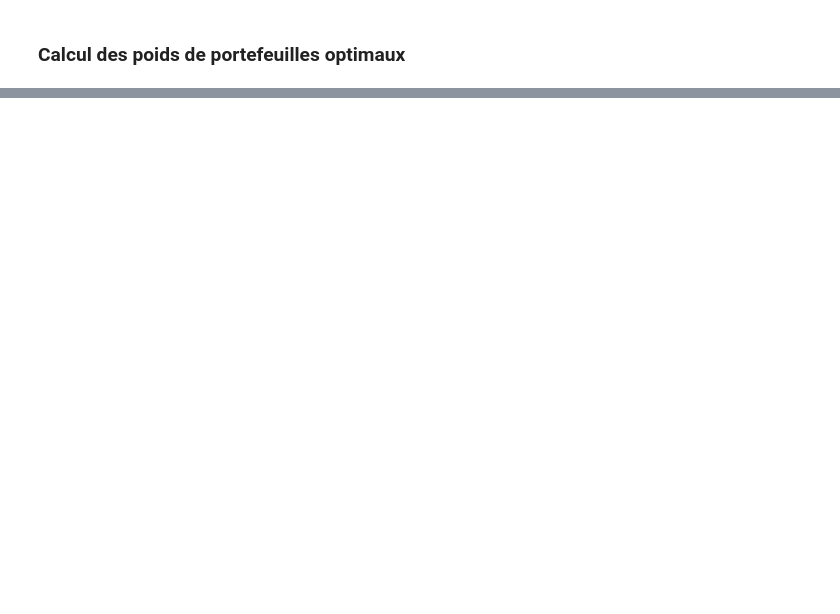
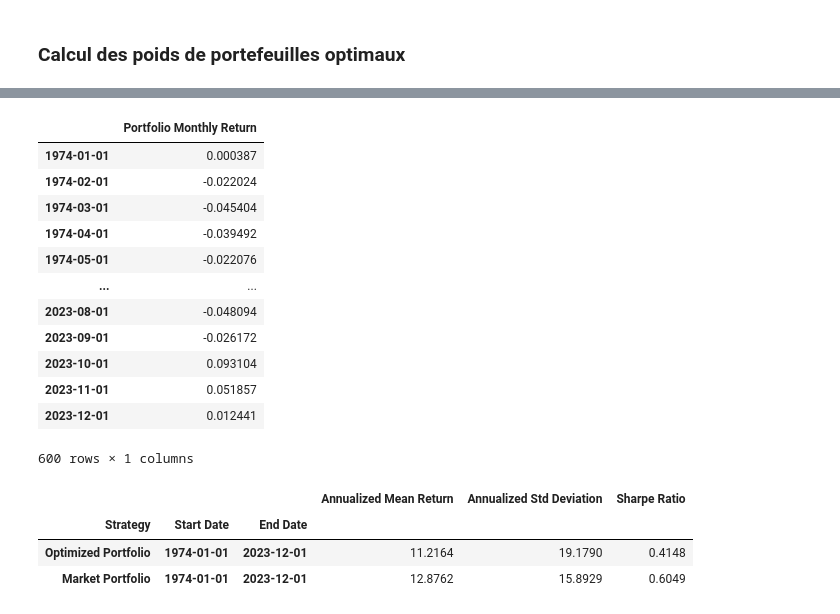
Before and after one commit to ThomasDeConinck/Gestion-de-Portefeuille-Devoir-2, a Jupyter notebook: Partie C/Partie C TP2.ipynb, the cells around one changed output, grey strips where cells are left out. Saved outputs shown, nothing was run; the diff lists cells and outputs as text; code cells hidden in the pictures; blank space fills up the shorter version.

```diff
--- a/Partie C/Partie C TP2.ipynb
+++ b/Partie C/Partie C TP2.ipynb
@@ -650,6 +555,0 @@ Length: 600, dtype: float64
-# %%
-# Calculer les rendements du portefeuille de marché (Benchmark portfolio) en utilisant les dates alignées
-mkt_weights_aligned = mkt_weights.reindex(returns.reindex(optimized_weights_monthly_df.index).index)
-market_portfolio_returns = (mkt_weights_aligned * returns.reindex(optimized_weights_monthly_df.index)).sum(axis=1)/100
-
-market_portfolio_returns
@@ -692,0 +690,29 @@ Ratio de Sharpe du portefeuille optimisé avec theta : 0.11795088045442405
+# %%
+def calculate_portfolio_returns(opt_weights_monthly, mkt_weights, returns):
+    """
+    Calcule les rendements du portefeuille optimisé et du portefeuille de marché (Benchmark portfolio) selon les poids mensuels optimisés avec l'équation (3)
+    et les rendements des actifs.
+
+    Parameters:
+    - opt_weights_monthly (DataFrame) : DataFrame contenant les poids mensuels du portefeuille parametric optimisé.
+    - mkt_weights (DataFrame) : DataFrame contenant les poids du portefeuille de marché pour chaque actif.
+    - returns (DataFrame) : DataFrame contenant les rendements des actifs shiftés d'une période.
+
+    Return:
+    - Tuple contenant deux DataFrames : les rendements mensuels du portefeuille optimisé et les rendements mensuels du portefeuille de marché.
+    """
+
+
+    # Calculer les rendements du portefeuille optimisé en utilisant les poids mensuels optimisés
+    optimized_portfolio_returns = (opt_weights_monthly * returns.reindex(opt_weights_monthly.index)).sum(axis=1)/100
+
+    # Aligner les dates des poids du portefeuille de marché avec celles des rendements des actifs
+    mkt_weights_aligned = mkt_weights.reindex(returns.reindex(opt_weights_monthly.index).index)
+    # Calculer les rendements du portefeuille de marché (Benchmark portfolio) en utilisant les dates alignées
+    market_portfolio_returns = (mkt_weights_aligned * returns.reindex(opt_weights_monthly.index)).sum(axis=1)/100
+
+    # Convertir les séries en DataFrame
+    optimized_port_returns = pd.DataFrame(optimized_portfolio_returns, columns=['Portfolio Monthly Return'])
+    market_port_returns = pd.DataFrame(market_portfolio_returns, columns=['Portfolio Monthly Return'])
+
+    return optimized_port_returns, market_port_returns
@@ -692,0 +721,16 @@ Ratio de Sharpe du portefeuille optimisé avec theta : 0.11795088045442405
+# %%
+market_port_returns
+# %% [output]
+|  | Portfolio Monthly Return |
+| 1974-01-01 | 0.000387 |
+| 1974-02-01 | -0.022024 |
+| 1974-03-01 | -0.045404 |
+| 1974-04-01 | -0.039492 |
+| 1974-05-01 | -0.022076 |
+| ... | ... |
+| 2023-08-01 | -0.048094 |
+| 2023-09-01 | -0.026172 |
+| 2023-10-01 | 0.093104 |
+| 2023-11-01 | 0.051857 |
+| 2023-12-01 | 0.012441 |
+600 rows × 1 columns
@@ -692,0 +821,13 @@ Ratio de Sharpe du portefeuille optimisé avec theta : 0.11795088045442405
+# %%
+# Appeler la fonction qui calcul le rendement annuel moyen annualisé, la volatilité moyenne annualisée et le ratio de Sharpe
+# pour le portefeuille optimisé et le portefeuille de marché
+Sharpe_ratio_df         = annualized_statistics_and_sharpe_ratios({
+    'Optimized Portfolio': optimized_port_returns,
+    'Market Portfolio': market_port_returns},
+[('1974-01-01', '2023-12-01')],df_rf, is_decimal=True)
+Sharpe_ratio_df
+# %% [output]
+|  |  |  | Annualized Mean Return | Annualized Std Deviation | Sharpe Ratio |
+| Strategy | Start Date | End Date |  |  |  |
+| Optimized Portfolio | 1974-01-01 | 2023-12-01 | 11.2164 | 19.1790 | 0.4148 |
+| Market Portfolio | 1974-01-01 | 2023-12-01 | 12.8762 | 15.8929 | 0.6049 |
```
Also changed, not shown: parts of 34 cells of this notebook, 2 other files.
